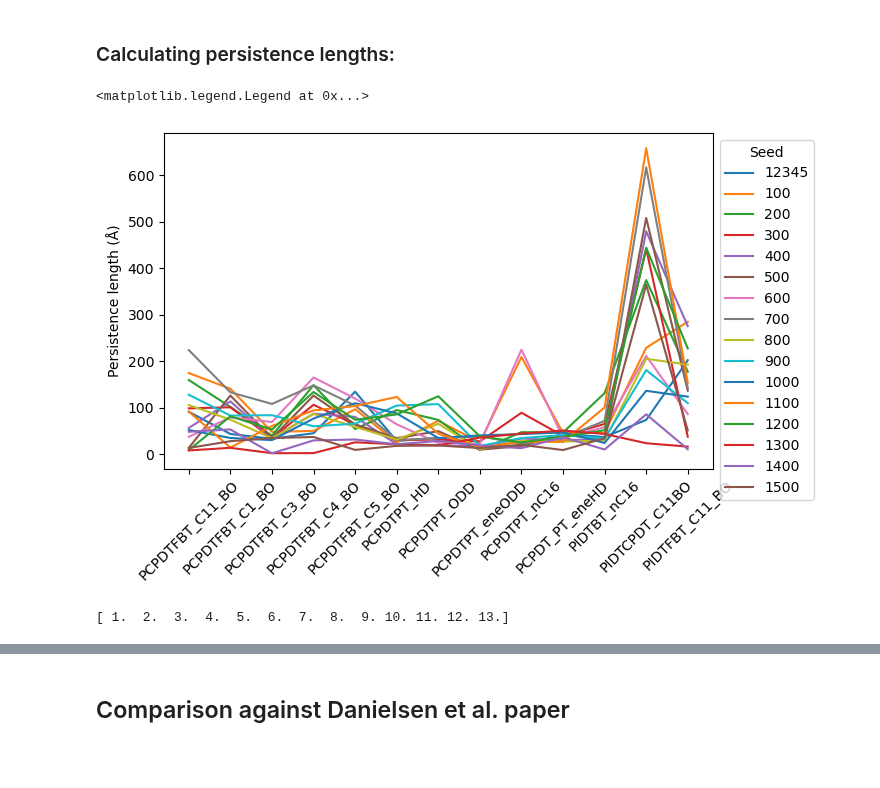
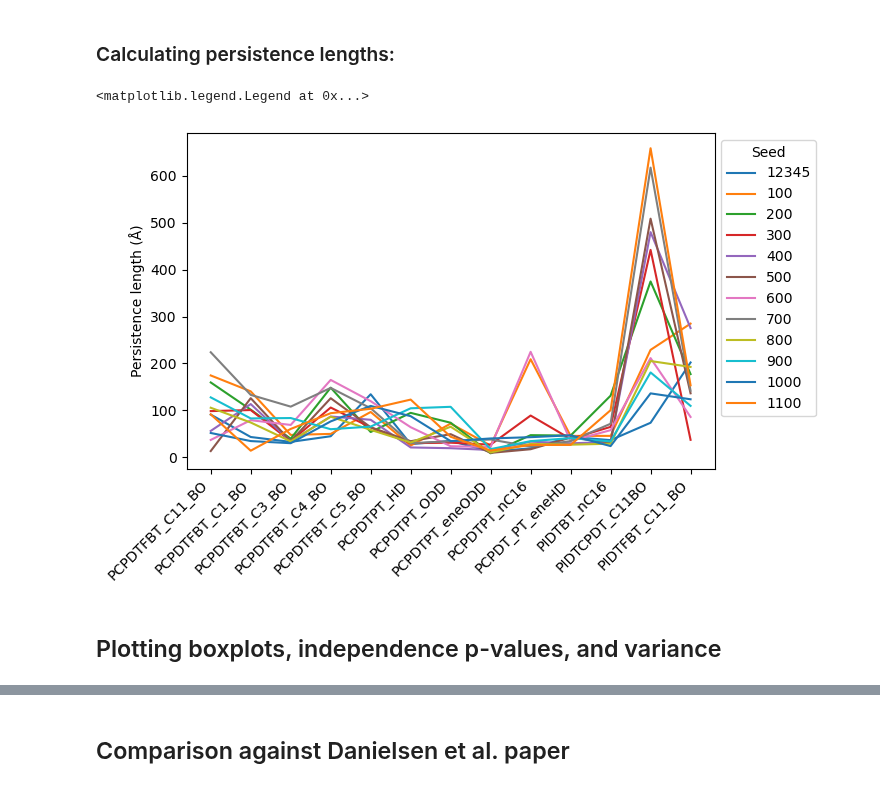
Before and after one commit to cmelab/pl-validation, a Jupyter notebook: data_analysis.ipynb, the cells around one changed output, grey strips where cells are left out. Drawn from its saved outputs; the diff is of its cells as text; code cells hidden in the pictures; blank space fills up the shorter version.

```diff
--- a/data_analysis.ipynb
+++ b/data_analysis.ipynb
@@ -29,7 +22,7 @@ key_list = sorted(list(polymer_dictionary.keys())) # Aligning dictionary and pat
 path = os.getcwd() # Non-user specific path
 molecule_list = sorted(glob.glob(path+"/gsd_files/10_mers/"+"*_10mer.gsd"))
 # %%
-subfolders = [str(i) for i in range(100, 1600, 100)]
+subfolders = [str(i) for i in range(100, 1200, 100)]
 all_mol_list = []
 all_mol_list.append(molecule_list)
 
@@ -58,22 +51,19 @@ for mol_list in all_mol_list:
         p_lens.append(l_p*ref_length*10)
 # %%
 start = 100
-stop = 1600
+stop = 1200
 step = 100
 
 seeds = [12345] + [i for i in range(start, stop, step)]
 # %%
 for i in range(len(seeds)):
     plt.plot(key_list,p_lens[i*13:(i+1)*13])
-plt.xticks(rotation=45)
+plt.xticks(rotation=45, ha='right')
 plt.tight_layout()
 plt.ylabel("Persistence length (Å)")
 plt.legend(seeds, title="Seed", loc="upper left", bbox_to_anchor=(1, 1))
 # %% [output]
 <matplotlib.legend.Legend at 0x...>
-[figure, old version]
+[figure, new version]
-# %%
-positions = np.linspace(1,13,13)
-print(positions)
-# %% [output]
-[ 1.  2.  3.  4.  5.  6.  7.  8.  9. 10. 11. 12. 13.]
+# %% [markdown]
+## Plotting boxplots, independence p-values, and variance
```
Also changed, not shown: parts of 19 cells of this notebook, 1 other file.
